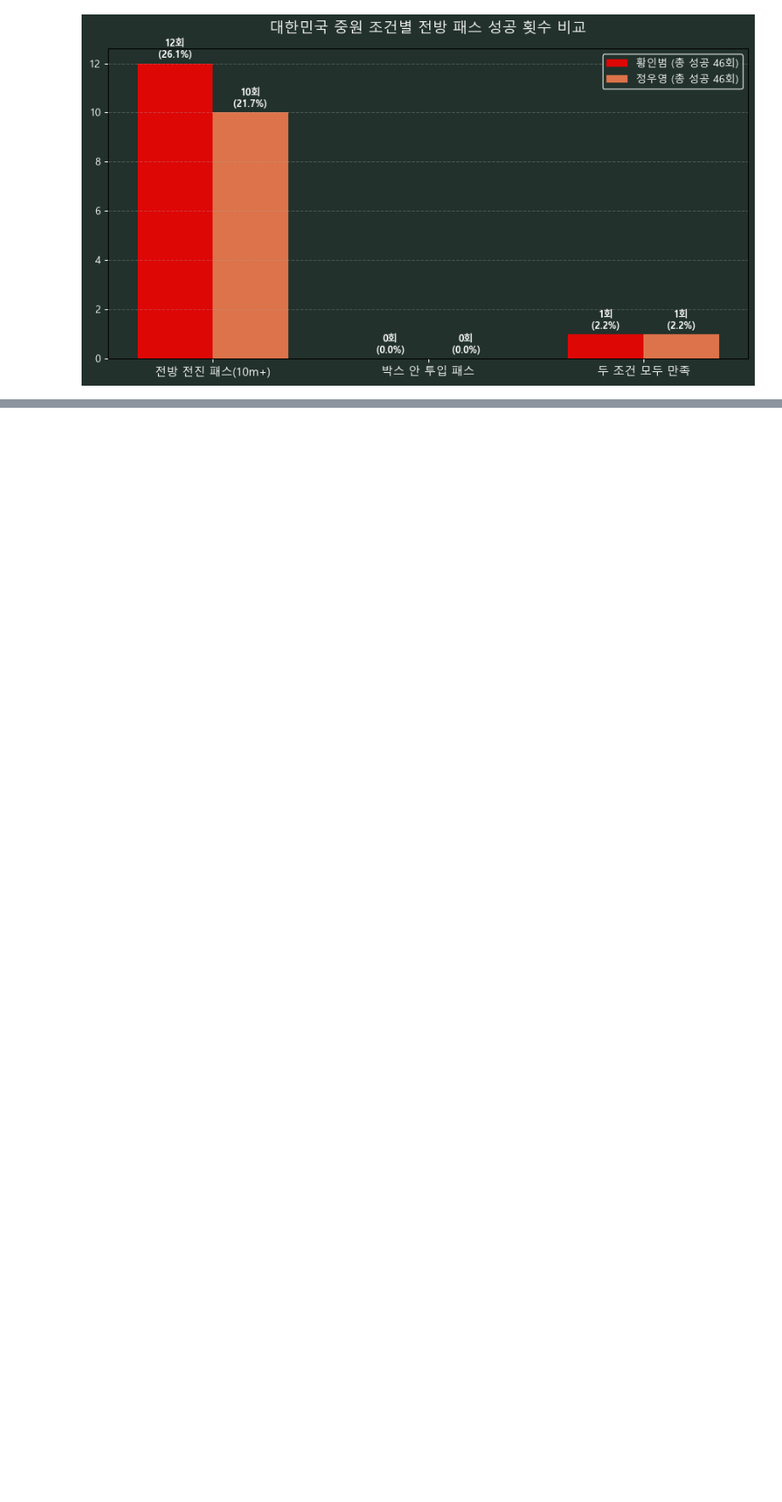
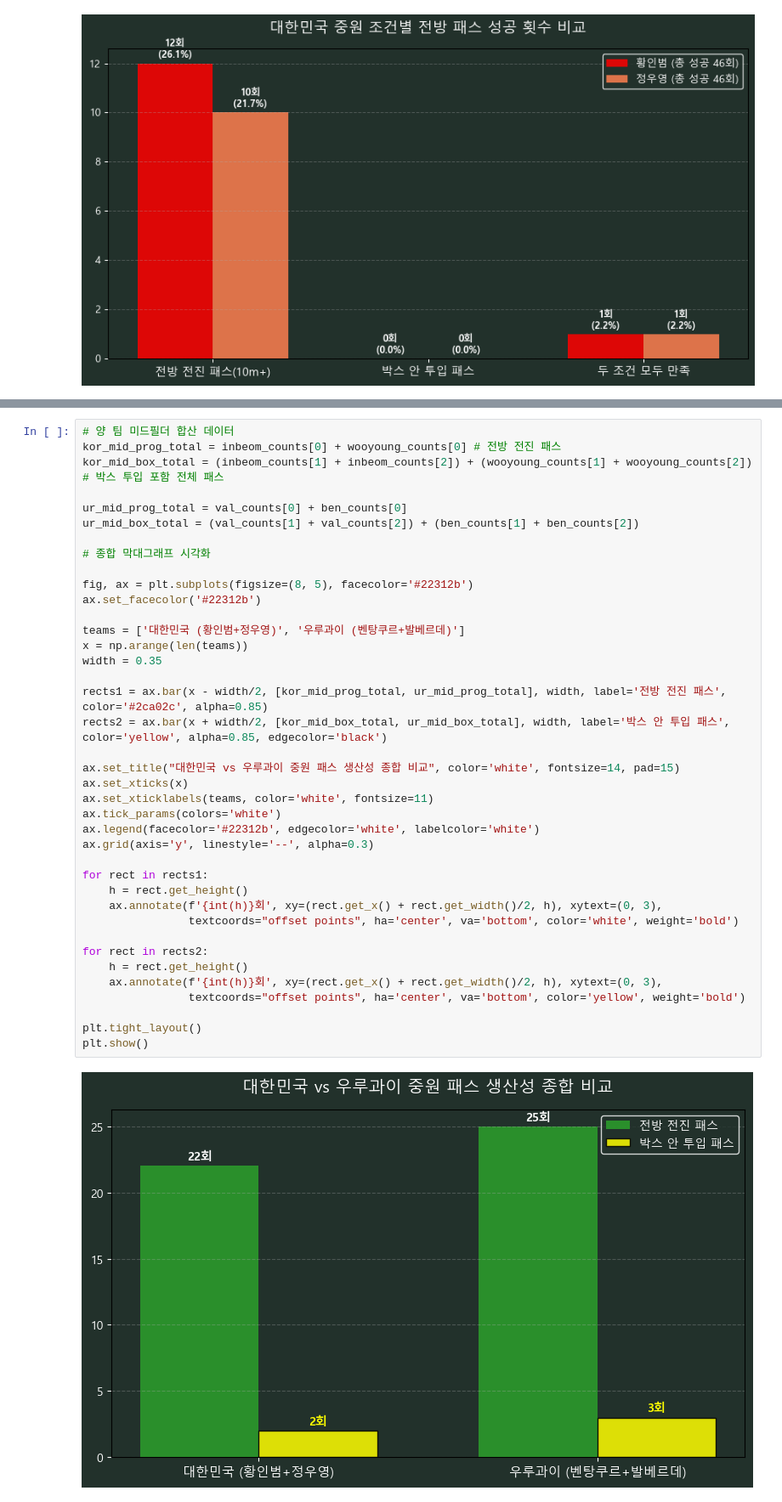
Before and after one commit to 0jyyyyy/Soccer_Lens, a Jupyter notebook: Tactics_lab/World_cup/2022/korea_uruguay.ipynb, the cells around one changed output, grey strips where cells are left out. Shown at 85% size. Saved outputs shown, nothing was run; the diff lists cells and outputs as text; blank space fills up the shorter version.

Commit message:
feat:kr_ur_prog_compare

```diff
--- a/Tactics_lab/World_cup/2022/korea_uruguay.ipynb
+++ b/Tactics_lab/World_cup/2022/korea_uruguay.ipynb
@@ -613,0 +691,41 @@ plt.show()
+# %%
+# 양 팀 미드필더 합산 데이터
+kor_mid_prog_total = inbeom_counts[0] + wooyoung_counts[0] # 전방 전진 패스
+kor_mid_box_total = (inbeom_counts[1] + inbeom_counts[2]) + (wooyoung_counts[1] + wooyoung_counts[2]) # 박스 투입 포함 전체 패스
+
+ur_mid_prog_total = val_counts[0] + ben_counts[0]
+ur_mid_box_total = (val_counts[1] + val_counts[2]) + (ben_counts[1] + ben_counts[2])
+
+# 종합 막대그래프 시각화
+
+fig, ax = plt.subplots(figsize=(8, 5), facecolor='#22312b')
+ax.set_facecolor('#22312b')
+
+teams = ['대한민국 (황인범+정우영)', '우루과이 (벤탕쿠르+발베르데)']
+x = np.arange(len(teams))
+width = 0.35
+
+rects1 = ax.bar(x - width/2, [kor_mid_prog_total, ur_mid_prog_total], width, label='전방 전진 패스', color='#2ca02c', alpha=0.85)
+rects2 = ax.bar(x + width/2, [kor_mid_box_total, ur_mid_box_total], width, label='박스 안 투입 패스', color='yellow', alpha=0.85, edgecolor='black')
+
+ax.set_title("대한민국 vs 우루과이 중원 패스 생산성 종합 비교", color='white', fontsize=14, pad=15)
+ax.set_xticks(x)
+ax.set_xticklabels(teams, color='white', fontsize=11)
+ax.tick_params(colors='white')
+ax.legend(facecolor='#22312b', edgecolor='white', labelcolor='white')
+ax.grid(axis='y', linestyle='--', alpha=0.3)
+
+for rect in rects1:
+    h = rect.get_height()
+    ax.annotate(f'{int(h)}회', xy=(rect.get_x() + rect.get_width()/2, h), xytext=(0, 3),
+                textcoords="offset points", ha='center', va='bottom', color='white', weight='bold')
+
+for rect in rects2:
+    h = rect.get_height()
+    ax.annotate(f'{int(h)}회', xy=(rect.get_x() + rect.get_width()/2, h), xytext=(0, 3),
+                textcoords="offset points", ha='center', va='bottom', color='yellow', weight='bold')
+
+plt.tight_layout()
+plt.show()
+# %% [output]
+[figure, added]
```
Also changed, not shown: parts of 3 cells of this notebook.
